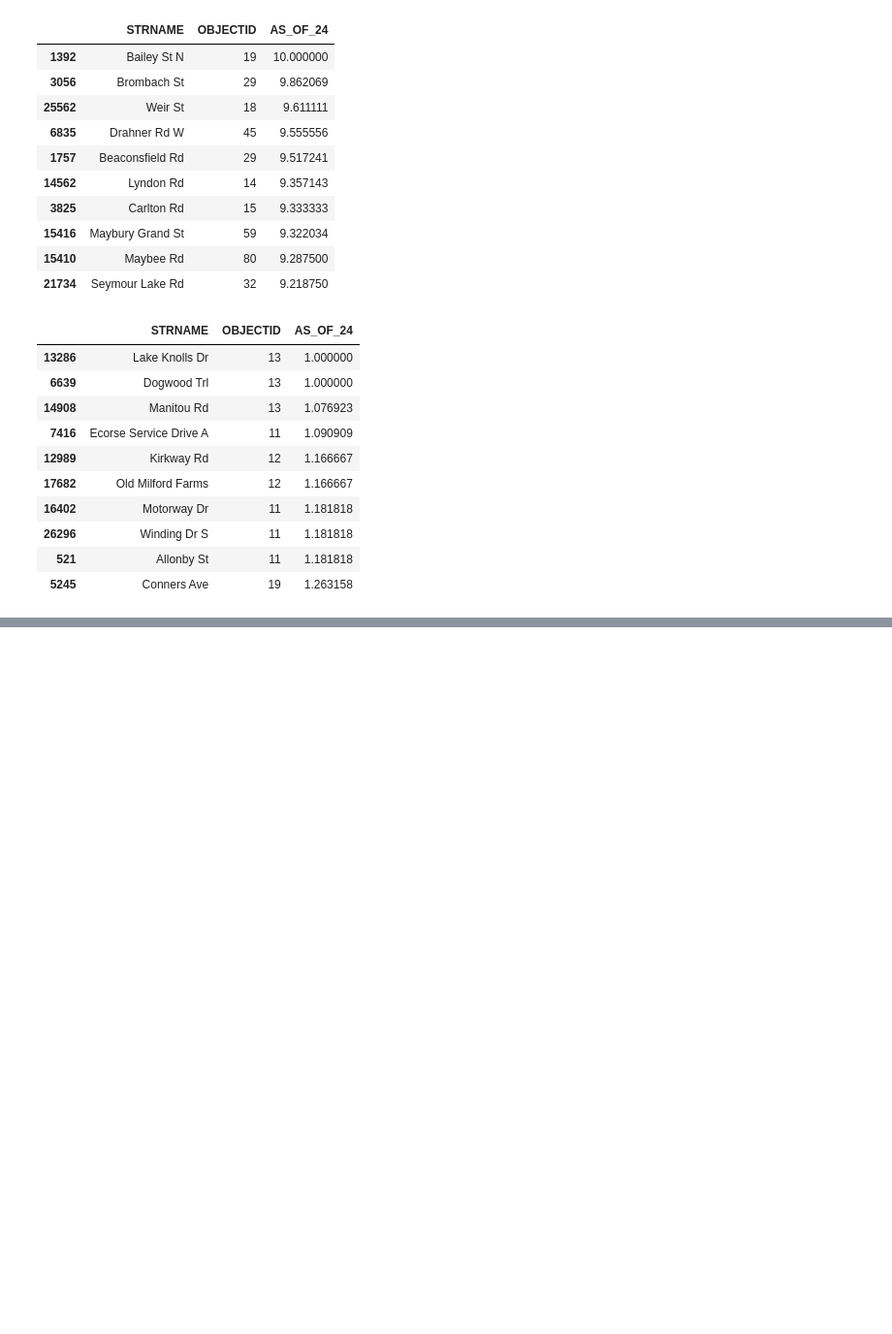
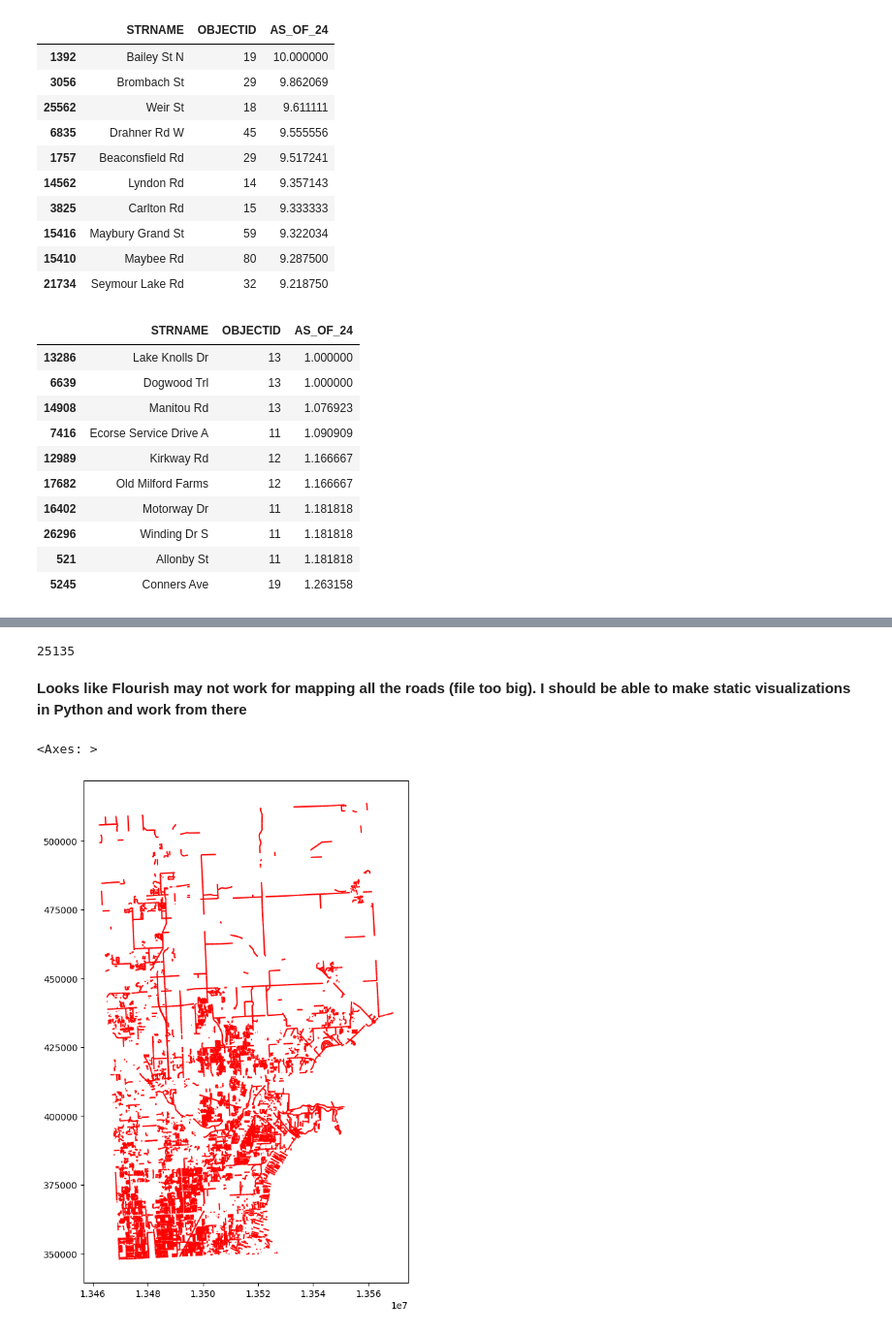
Before and after one commit to bw-data-reporter/motor_city_driving, a Jupyter notebook: explore_road_conditions.ipynb, the cells around one changed output, grey strips where cells are left out. Shown at 97% size. Drawn from its saved outputs; the diff is of its cells as text; code cells hidden in the pictures; blank space fills up the shorter version.

```diff
--- a/explore_road_conditions.ipynb
+++ b/explore_road_conditions.ipynb
@@ -556,0 +631,4 @@ rating_by_street_metro[rating_by_street_metro['OBJECTID'] > 10].sort_values('AS_
+# %%
+len(geodb_roads)
+# %% [output]
+25135
@@ -556,0 +637,9 @@ rating_by_street_metro[rating_by_street_metro['OBJECTID'] > 10].sort_values('AS_
+# %% [markdown]
+**Looks like Flourish may not work for mapping all the roads (file too big). I should be able to make static visualizations in Python and work from there**
+# %%
+#visually appealing Macomb County visualization
+fig, ax = plt.subplots(1,1, figsize=(10,10))
+macomb_poor_roads.plot(color='Red', ax=ax)
+# %% [output]
+<Axes: >
+[figure, added]
```
Also changed, not shown: parts of 13 cells of this notebook, 3 other files.
